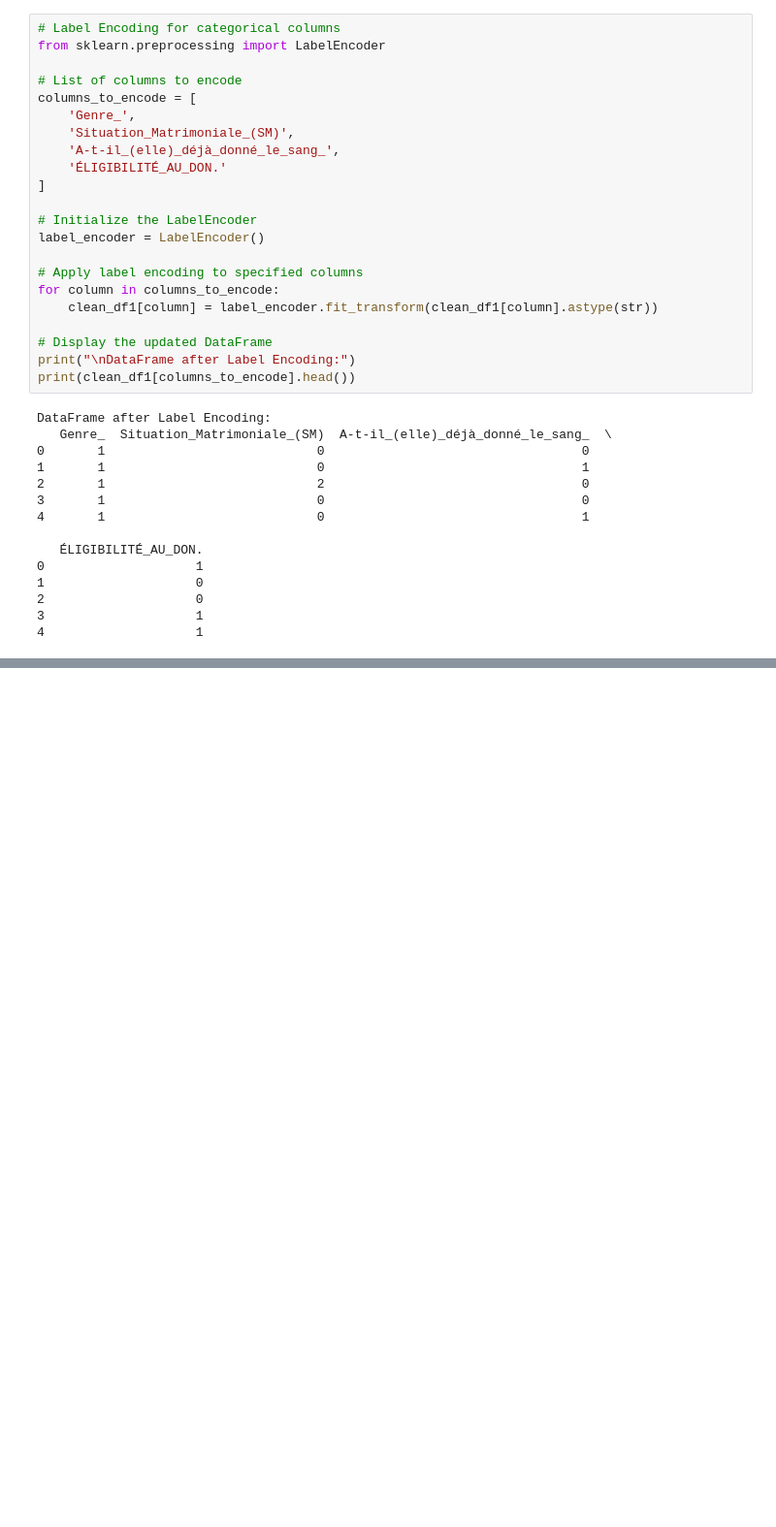
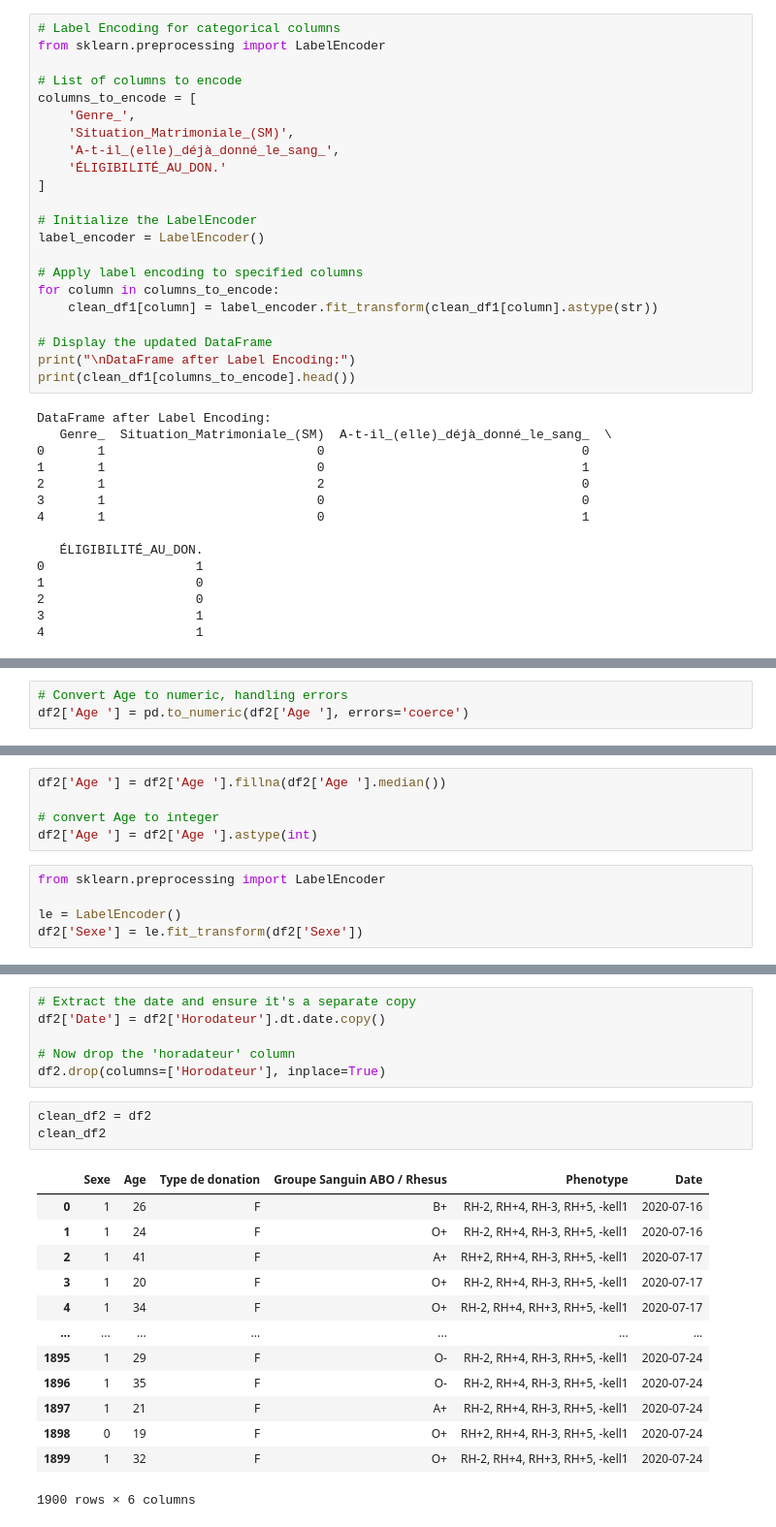
Before and after one commit to Divina-s/Blood-Donor-Dashboard, a Jupyter notebook: Data Cleaning .ipynb, the cells around one changed output, grey strips where cells are left out. Shown at 97% size. Saved outputs shown, nothing was run; the diff lists cells and outputs as text; blank space fills up the shorter version.

```diff
--- a/Data Cleaning .ipynb
+++ b/Data Cleaning .ipynb
@@ -239,0 +382,3 @@ clean_df1
+# %%
+# Convert Age to numeric, handling errors
+df2['Age '] = pd.to_numeric(df2['Age '], errors='coerce')
@@ -239,0 +396,10 @@ clean_df1
+# %%
+df2['Age '] = df2['Age '].fillna(df2['Age '].median())
+
+# convert Age to integer
+df2['Age '] = df2['Age '].astype(int)
+# %%
+from sklearn.preprocessing import LabelEncoder
+
+le = LabelEncoder()
+df2['Sexe'] = le.fit_transform(df2['Sexe'])
@@ -239,0 +416,23 @@ clean_df1
+# %%
+# Extract the date and ensure it's a separate copy
+df2['Date'] = df2['Horodateur'].dt.date.copy()
+
+# Now drop the 'horadateur' column
+df2.drop(columns=['Horodateur'], inplace=True)
+# %%
+clean_df2 = df2
+clean_df2
+# %% [output]
+|  | Sexe | Age | Type de donation | Groupe Sanguin ABO / Rhesus | Phenotype | Date |
+| 0 | 1 | 26 | F | B+ | RH-2, RH+4, RH-3, RH+5, -kell1 | 2020-07-16 |
+| 1 | 1 | 24 | F | O+ | RH-2, RH+4, RH-3, RH+5, -kell1 | 2020-07-16 |
+| 2 | 1 | 41 | F | A+ | RH+2, RH+4, RH-3, RH+5, -kell1 | 2020-07-17 |
+| 3 | 1 | 20 | F | O+ | RH-2, RH+4, RH-3, RH+5, -kell1 | 2020-07-17 |
+| 4 | 1 | 34 | F | O+ | RH-2, RH+4, RH+3, RH+5, -kell1 | 2020-07-17 |
+| ... | ... | ... | ... | ... | ... | ... |
+| 1895 | 1 | 29 | F | O- | RH-2, RH+4, RH-3, RH+5, -kell1 | 2020-07-24 |
+| 1896 | 1 | 35 | F | O- | RH-2, RH+4, RH-3, RH+5, -kell1 | 2020-07-24 |
+| 1897 | 1 | 21 | F | A+ | RH-2, RH+4, RH-3, RH+5, -kell1 | 2020-07-24 |
+| 1898 | 0 | 19 | F | O+ | RH+2, RH+4, RH-3, RH+5, -kell1 | 2020-07-24 |
+| 1899 | 1 | 32 | F | O+ | RH-2, RH+4, RH+3, RH+5, -kell1 | 2020-07-24 |
+1900 rows × 6 columns
```
Also changed, not shown: parts of 30 cells of this notebook.
